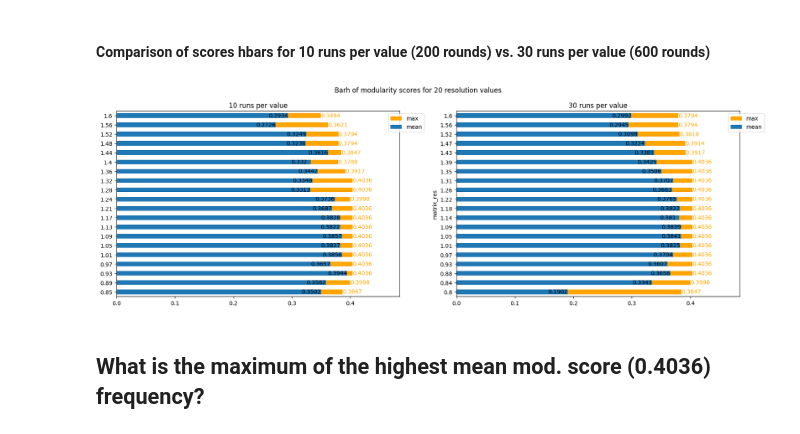
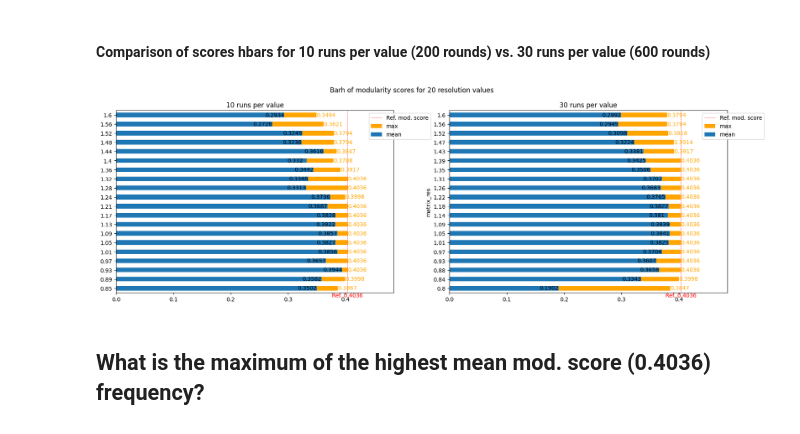
Before and after one commit to QStats/StatsModule, a Jupyter notebook: 2_results_karate.ipynb, the cells around one changed output. Saved outputs shown, nothing was run; the diff lists cells and outputs as text; code cells hidden in the pictures.

```diff
--- a/2_results_karate.ipynb
+++ b/2_results_karate.ipynb
@@ -17,6 +17,8 @@ Glossary
 
 Constants
 - For the purposes of this experiment and the following ones, we arbitrarily set the modularity resolution to 1.0. As it is constant, modularity scores can be compared against each other.
+# %%
+REF_MOD_SCORE = 0.4036
 # %% [markdown]
 # Advantage
 # %% [markdown]
@@ -457,36 +495,55 @@ idx = npzfile["index"]
 import matplotlib.pyplot as plt
 
 
 fig, axes = plt.subplots(1, 2, figsize=(20, 6))
 fig.suptitle("Barh of modularity scores for 20 resolution values")
+
+for ax in axes:
+    ax.axvline(
+        x=REF_MOD_SCORE,
+        linestyle="dashed",
+        color="red",
+        linewidth=0.5,
+        label="Ref. mod. score",
+    )
+
+    ax.annotate(
+        "Ref. " + str(REF_MOD_SCORE),
+        xy=(REF_MOD_SCORE, 0),
+        xytext=(REF_MOD_SCORE, 0),
+        textcoords=ax.get_xaxis_transform(),
+        va="top",
+        ha="center",
+        color="red",
+    )
 
 prev_a_max_barh = pd.DataFrame(prev_a_max, columns=["max"], index=idx).plot(
     ax=axes[0], kind="barh", color="orange"
 )
 axes[0].bar_label(axes[0].containers[-1], label_type="edge", color="orange")
 prev_a_max_barh = pd.DataFrame(prev_a_mean, columns=["mean"], index=idx).plot(
     ax=axes[0], kind="barh"
 )
 axes[0].bar_label(
     axes[0].containers[-1], label_type="edge", position=(-35, 0), color="black"
 )
 axes[0].margins(x=0.2)
 axes[0].set_title("10 runs per value")
-axes[0].legend(bbox_to_anchor=(0.95, 1), loc=2)
+axes[0].legend(bbox_to_anchor=(0.9, 1), loc=2)
 
 a_max_barh = a_by_res.mod_score["max"].plot(
     ax=axes[1], kind="barh", color="orange"
 )
 axes[1].bar_label(axes[1].containers[-1], label_type="edge", color="orange")
 a_mean_barh = a_by_res.mod_score["mean"].plot(ax=axes[1], kind="barh")
 axes[1].bar_label(
     axes[1].containers[-1], label_type="edge", position=(-35, 0), color="black"
 )
 axes[1].margins(x=0.2)
 axes[1].set_title("30 runs per value")
-axes[1].legend(bbox_to_anchor=(0.95, 1), loc=2);
+axes[1].legend(bbox_to_anchor=(0.9, 1), loc=2);
 # %% [output]
-[figure, old version]
+[figure, new version]
 # %% [markdown]
 ## What is the maximum of the highest mean mod. score (0.4036) frequency?
 # %%
```
Also changed, not shown: parts of 2 cells of this notebook, 5 other files.
